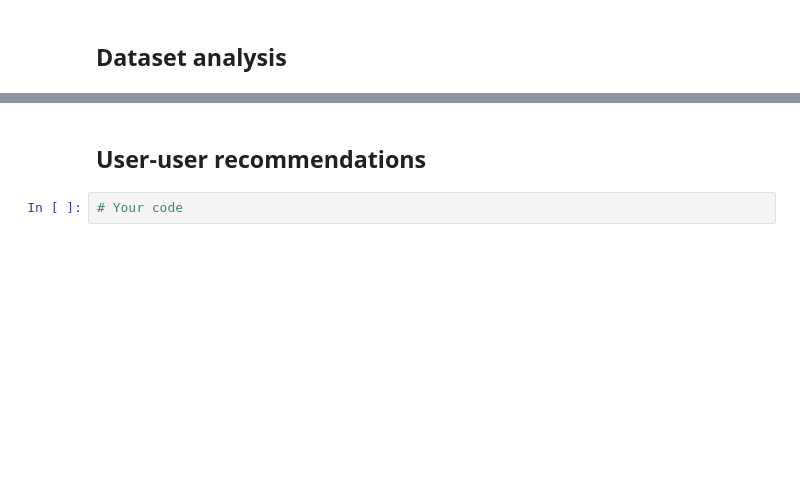
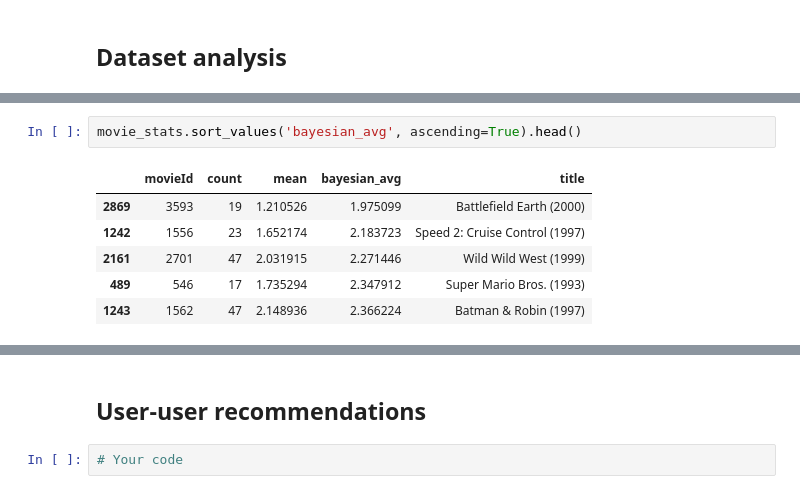
Before and after one commit to alexbejann/frisian-runes-recognition, a Jupyter notebook: MLBD-Assignment1-jupyter/Collaborative Filtering.ipynb, the cells around one changed output, grey strips where cells are left out. Saved outputs shown, nothing was run; the diff lists cells and outputs as text; blank space fills up the shorter version.

```diff
--- a/MLBD-Assignment1-jupyter/Collaborative Filtering.ipynb
+++ b/MLBD-Assignment1-jupyter/Collaborative Filtering.ipynb
@@ -11,0 +86,9 @@ import pandas as pd
+# %%
+movie_stats.sort_values('bayesian_avg', ascending=True).head()
+# %% [output]
+|  | movieId | count | mean | bayesian_avg | title |
+| 2869 | 3593 | 19 | 1.210526 | 1.975099 | Battlefield Earth (2000) |
+| 1242 | 1556 | 23 | 1.652174 | 2.183723 | Speed 2: Cruise Control (1997) |
+| 2161 | 2701 | 47 | 2.031915 | 2.271446 | Wild Wild West (1999) |
+| 489 | 546 | 17 | 1.735294 | 2.347912 | Super Mario Bros. (1993) |
+| 1243 | 1562 | 47 | 2.148936 | 2.366224 | Batman & Robin (1997) |
```
Also changed, not shown: parts of 26 cells of this notebook.
